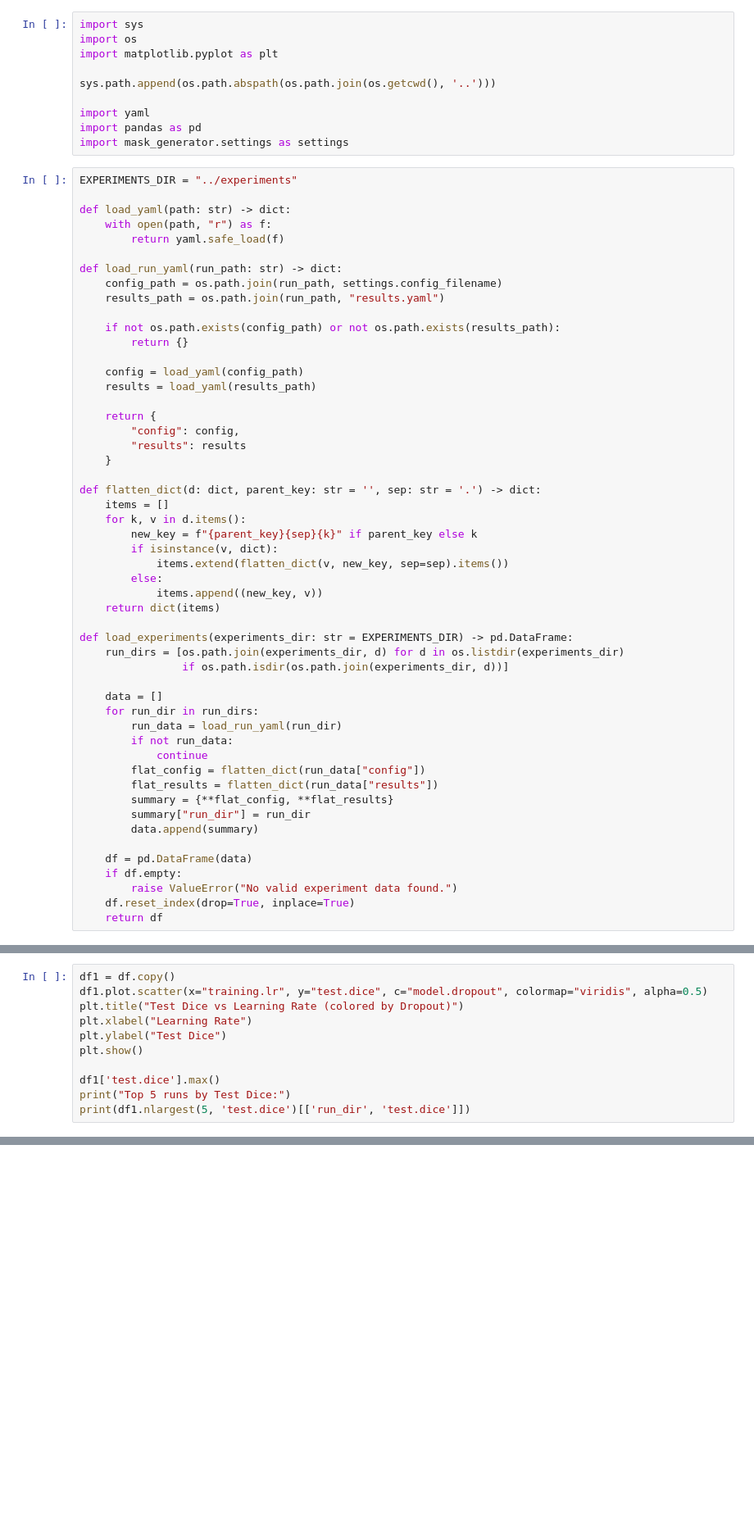
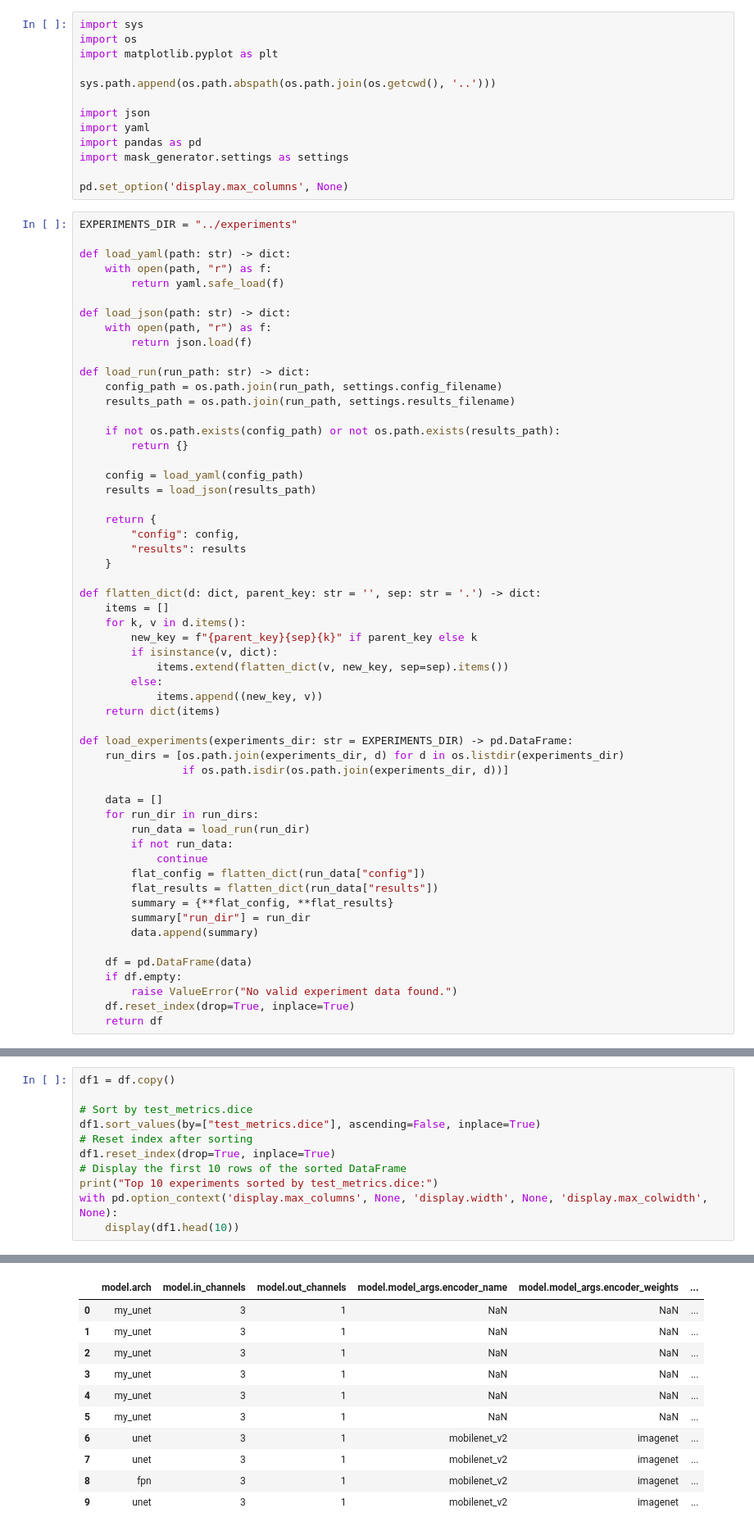
Before and after one commit to Matyslgr/MaskGenerator, a Jupyter notebook: notebooks/analysis.ipynb, the cells around one changed output, grey strips where cells are left out. Shown at 82% size. Saved outputs shown, nothing was run; the diff lists cells and outputs as text; blank space fills up the shorter version.

```diff
--- a/notebooks/analysis.ipynb
+++ b/notebooks/analysis.ipynb
@@ -5,9 +5,12 @@ import matplotlib.pyplot as plt
 
 sys.path.append(os.path.abspath(os.path.join(os.getcwd(), '..')))
 
+import json
 import yaml
 import pandas as pd
 import mask_generator.settings as settings
+
+pd.set_option('display.max_columns', None)
 # %%
 EXPERIMENTS_DIR = "../experiments"
 
@@ -15,15 +18,19 @@ def load_yaml(path: str) -> dict:
     with open(path, "r") as f:
         return yaml.safe_load(f)
 
-def load_run_yaml(run_path: str) -> dict:
+def load_json(path: str) -> dict:
+    with open(path, "r") as f:
+        return json.load(f)
+
+def load_run(run_path: str) -> dict:
     config_path = os.path.join(run_path, settings.config_filename)
-    results_path = os.path.join(run_path, "results.yaml")
+    results_path = os.path.join(run_path, settings.results_filename)
 
     if not os.path.exists(config_path) or not os.path.exists(results_path):
         return {}
 
     config = load_yaml(config_path)
-    results = load_yaml(results_path)
+    results = load_json(results_path)
 
     return {
         "config": config,
@@ -46,7 +53,7 @@ def load_experiments(experiments_dir: str = EXPERIMENTS_DIR) -> pd.DataFrame:
 
     data = []
     for run_dir in run_dirs:
-        run_data = load_run_yaml(run_dir)
+        run_data = load_run(run_dir)
         if not run_data:
             continue
         flat_config = flatten_dict(run_data["config"])
@@ -72,12 +79,12 @@ df columns: ['model.dropout', 'model.filters', 'model.n_convs', 'other.name', 'o
 # %%
 df1 = df.copy()
-df1.plot.scatter(x="training.lr", y="test.dice", c="model.dropout", colormap="viridis", alpha=0.5)
-plt.title("Test Dice vs Learning Rate (colored by Dropout)")
-plt.xlabel("Learning Rate")
-plt.ylabel("Test Dice")
-plt.show()
 
-df1['test.dice'].max()
-print("Top 5 runs by Test Dice:")
-print(df1.nlargest(5, 'test.dice')[['run_dir', 'test.dice']])
+# Sort by test_metrics.dice
+df1.sort_values(by=["test_metrics.dice"], ascending=False, inplace=True)
+# Reset index after sorting
+df1.reset_index(drop=True, inplace=True)
+# Display the first 10 rows of the sorted DataFrame
+print("Top 10 experiments sorted by test_metrics.dice:")
+with pd.option_context('display.max_columns', None, 'display.width', None, 'display.max_colwidth', None):
+    display(df1.head(10))
 # %% [output]
@@ -91,0 +92,11 @@ Top 5 runs by Test Dice:
+|  | model.arch | model.in_channels | model.out_channels | model.model_args.encoder_name | model.model_args.encoder_weights | ... |
+| 0 | my_unet | 3 | 1 | NaN | NaN | ... |
+| 1 | my_unet | 3 | 1 | NaN | NaN | ... |
+| 2 | my_unet | 3 | 1 | NaN | NaN | ... |
+| 3 | my_unet | 3 | 1 | NaN | NaN | ... |
+| 4 | my_unet | 3 | 1 | NaN | NaN | ... |
+| 5 | my_unet | 3 | 1 | NaN | NaN | ... |
+| 6 | unet | 3 | 1 | mobilenet_v2 | imagenet | ... |
+| 7 | unet | 3 | 1 | mobilenet_v2 | imagenet | ... |
+| 8 | fpn | 3 | 1 | mobilenet_v2 | imagenet | ... |
+| 9 | unet | 3 | 1 | mobilenet_v2 | imagenet | ... |
```
Also changed, not shown: parts of 4 cells of this notebook, 10 other files.
